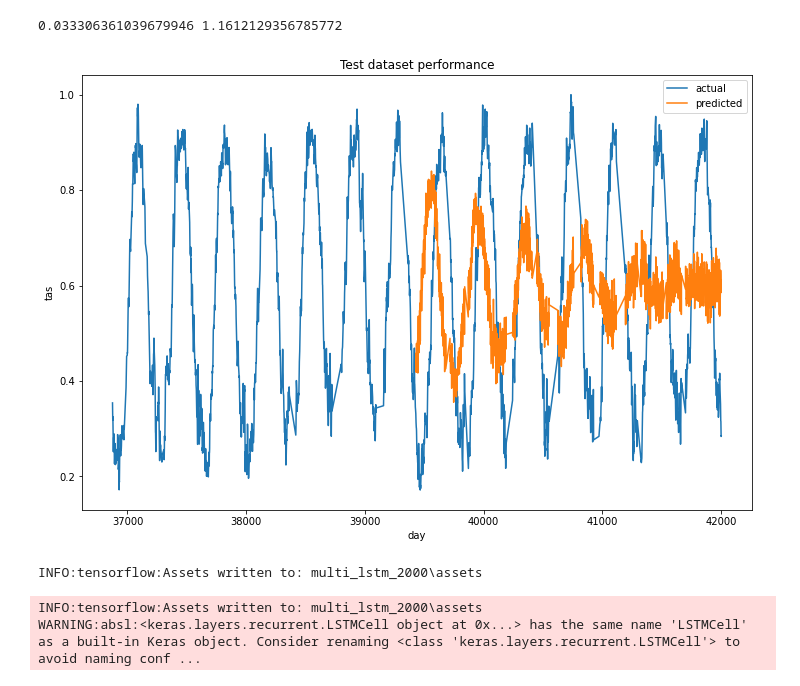
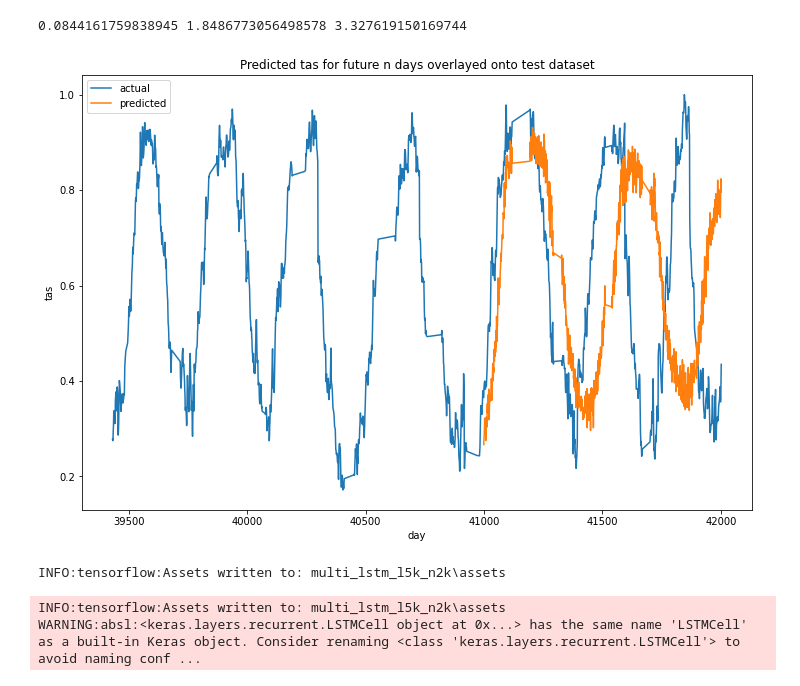
Before and after one commit to singofwalls/EECS_738_Project, a Jupyter notebook: lstm_model_multiple_input_features.ipynb, the cells around one changed output. Drawn from its saved outputs; the diff is of its cells as text; code cells hidden in the pictures.

Commit message:
correct predictions

```diff
--- a/lstm_model_multiple_input_features.ipynb
+++ b/lstm_model_multiple_input_features.ipynb
@@ -142,9 +142,9 @@ ts = df[[
 'tas'
 ]].values
 # Number of lags (hours back) to use for models
-lag = 5000
+lag = 24
 # Steps ahead to forecast
-n_ahead = 1000
+n_ahead = 800
 X, Y = create_X_Y(ts, lag=lag, n_ahead=n_ahead, target_index=4)
 n_ft = X.shape[2]
 # %%
@@ -185,4 +204,8 @@ Epoch 1/10
 # %%
 # Comparing the forecasts with the actual values
-yhat = [x[0] for x in model.predict(Xval)]
-y = [y[0] for y in Yval]
+yhat = np.array([x[0] for x in model.predict(Xval)])
+y = np.array([y[0] for y in Yval])
+
+MSE = sum((yhat - y)**2)/len(yhat)
+from utilities import unnormalize
+print(MSE, unnormalize(MSE**.5)-unnormalize.min_temp)
@@ -202,0 +228,4 @@ plt.show()
+# %%
+# Predict future
+yhat = model.predict(Xval)[-1]
+y = np.array([y[0] for y in Yval])
@@ -203,32 +247,33 @@ plt.show()
 # %%
-yhat = model.predict(Xval[-n_ahead:])[-1]
-actual = Xval[-n_ahead:, -1, -1]
+# Predict overlap
+yhat = model.predict(Xval[:-n_ahead])[-1]
+y = np.array([y[0] for y in Yval])
 
-MSE = sum((yhat - actual)**2)/len(yhat)
+MSE = sum((yhat - y[-n_ahead:])**2)/len(yhat)
 from utilities import unnormalize
-print(MSE, unnormalize(MSE**.5)-unnormalize.min_temp)
+n = unnormalize(MSE**.5)-unnormalize.min_temp
+print(MSE, n, n * 9/5)
 # %% [output]
-0.033306361039679946 1.1612129356785772
+0.0844161759838945 1.8486773056498578 3.327619150169744
 # %%
-BACK_EXTEND = 4000
+BACK_EXTEND = 2000
 fc = df.copy()
 # fc["tas"] = ts[-n_ahead:, -1]  # for if ts was replaced for testing
 fc.reset_index(inplace=True)
-pred = np.array([np.nan] * (BACK_EXTEND - len(yhat)) +  list(yhat))
 plt.figure(figsize=(12, 8))
-plt.plot(fc['day'][-BACK_EXTEND:], fc["tas"][-BACK_EXTEND:], label='actual')
-plt.plot(fc['day'][-BACK_EXTEND:], pred, label='predicted')
+plt.plot(fc['day'][-BACK_EXTEND:], y[-BACK_EXTEND:], label='actual')
+plt.plot(fc['day'][-n_ahead:], yhat, label='predicted')
 plt.xlabel("day")
 plt.ylabel("tas")
-plt.title("Test dataset performance")
+plt.title("Predicted tas for future n days overlayed onto test dataset")
 plt.legend()
 plt.show()
 # %% [output]
-[figure, old version]
+[figure, new version]
 # %%
 # Save model
-model.model.save("multi_lstm_2000")
+model.model.save("multi_lstm_l5k_n2k")
 # %% [output]
-INFO:tensorflow:Assets written to: multi_lstm_2000\assets
+INFO:tensorflow:Assets written to: multi_lstm_l5k_n2k\assets
-INFO:tensorflow:Assets written to: multi_lstm_2000\assets
+INFO:tensorflow:Assets written to: multi_lstm_l5k_n2k\assets
 WARNING:absl:<keras.layers.recurrent.LSTMCell object at 0x...> has the same name 'LSTMCell' as a built-in Keras object. Consider renaming <class 'keras.layers.recurrent.LSTMCell'> to avoid naming conf ...
```
Also changed, not shown: parts of 4 cells of this notebook.
